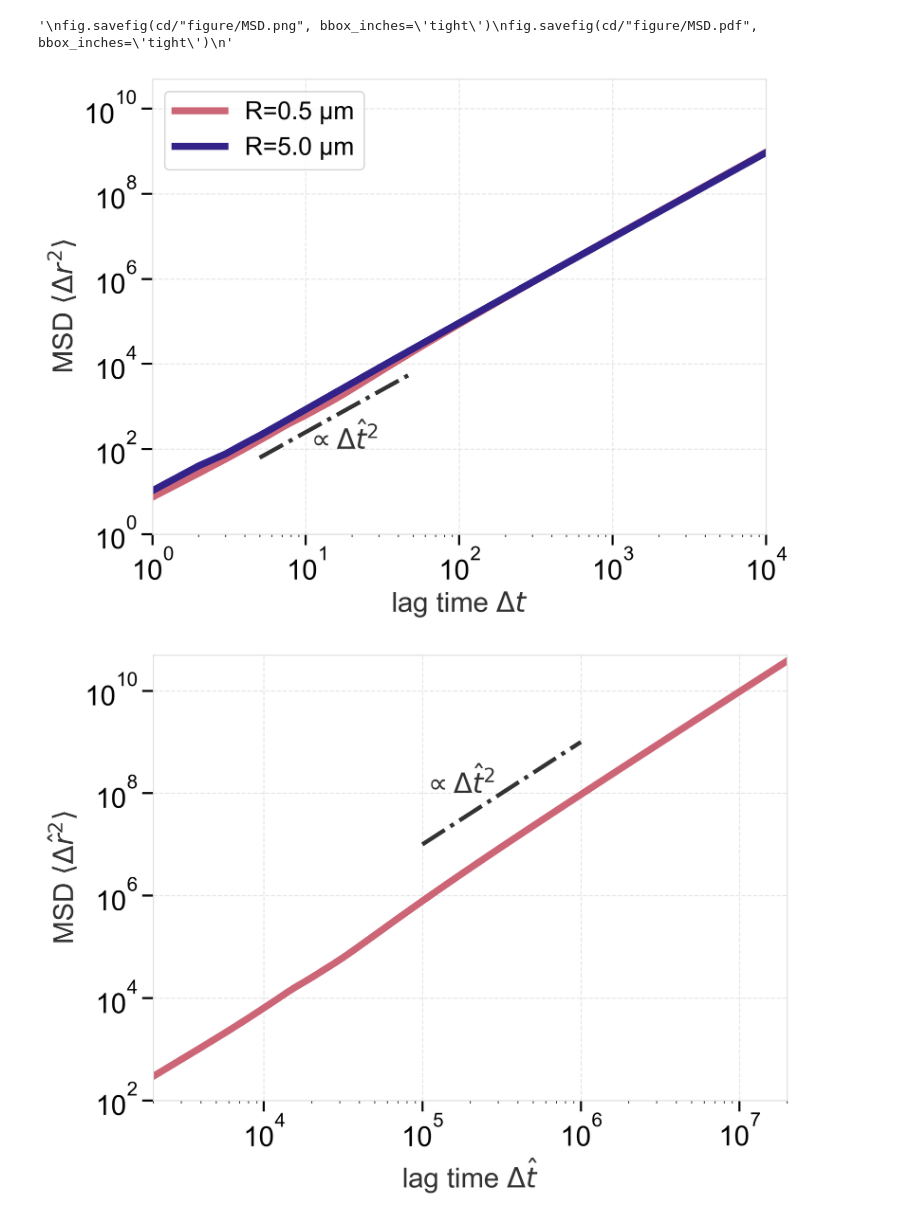
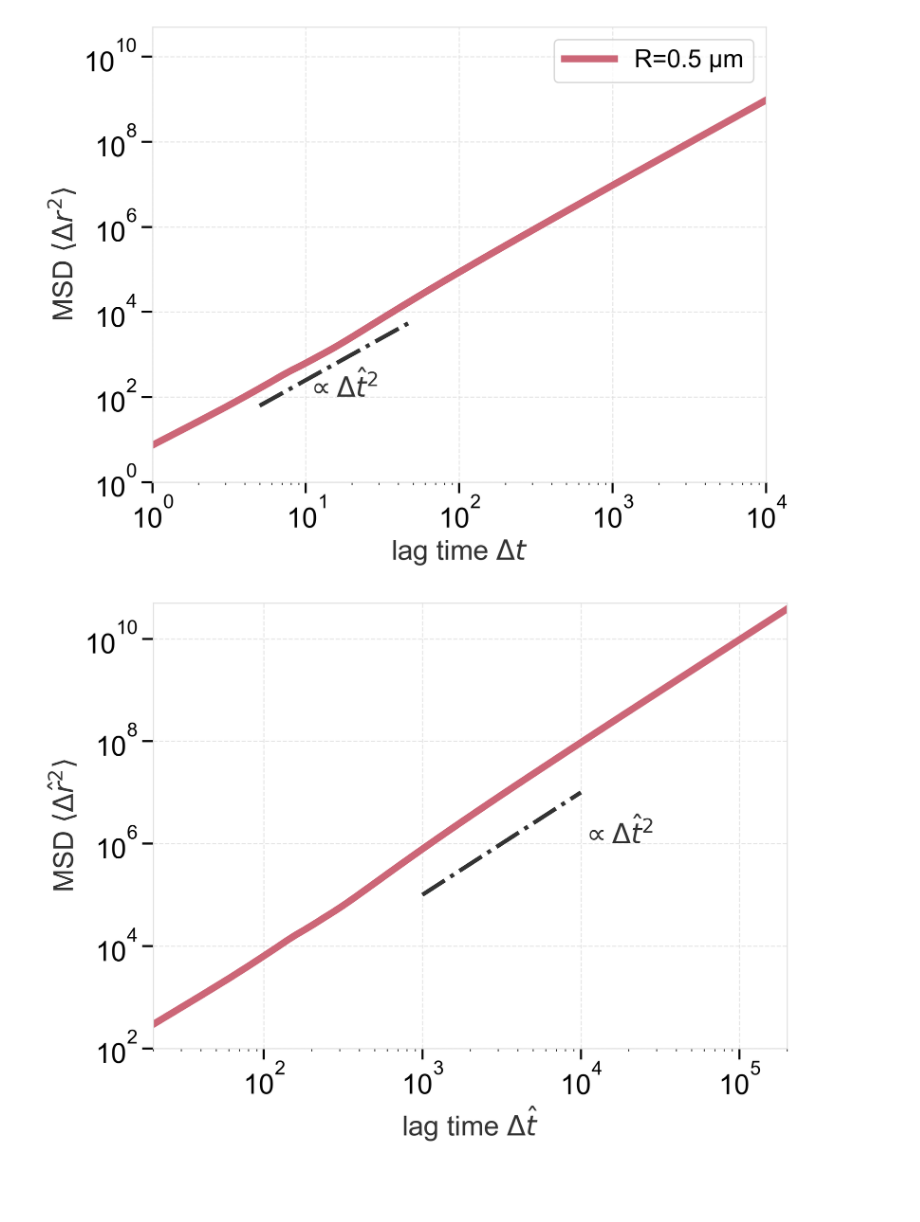
Before and after one commit to wppppupr/MTCargoSim, a Jupyter notebook: analysis/graph/MSD.ipynb, the cells around one changed output. Drawn from its saved outputs; the diff is of its cells as text; code cells hidden in the pictures; blank space fills up the shorter version.

```diff
--- a/analysis/graph/MSD.ipynb
+++ b/analysis/graph/MSD.ipynb
@@ -36,48 +36,46 @@ fig, ax = plt.subplots()
 for i in range(data.shape[0]):
     ax.plot(t, data[i, :], alpha=0.01, color="#333333")
 """
-for i in range(len(datas)):
+for i in range(1):
     ax.plot(t, np.mean(datas[i], axis=0)*dMT, label=f"R={rs[i]} \u03bcm", lw=5)
 
 t1 = np.arange(1e3, 1e4)*tau
 t2 = np.arange(1e2, 1e3)*tau
 
 y1 = 1.0e1 * t1 ** 1.0 * dMT
 y2 = 1.0e2 * t2 ** 2.0 * dMT
 
 #ax.plot(t1, y1, c = '#333333', linestyle = '--')
 ax.plot(t2, y2, c = '#333333', linestyle = '-.')
 
 #ax.text(2e3, 7e3, r'$\propto \Delta \hat{t}^{1}$', color='#333333')
 ax.text(1e1, 1e2, r'$\propto \Delta \hat{t}^{2}$', color='#333333')
 
 ax.legend()
 
 ax.set(
     xlim=(1e-0, 1e4),
     ylim=(1e-0, 5*1e10),
     xscale='log',
     yscale='log',
     xlabel='lag time $\Delta t$',
     ylabel='MSD $\\langle \\Delta r^2 \\rangle$'
     )
 
 
 cd=Path.cwd()
-"""
+
 fig.savefig(cd/"figure/MSD.png", bbox_inches='tight')
 fig.savefig(cd/"figure/MSD.pdf", bbox_inches='tight')
-"""
 # %% [output]
-'\nfig.savefig(cd/"figure/MSD.png", bbox_inches=\'tight\')\nfig.savefig(cd/"figure/MSD.pdf", bbox_inches=\'tight\')\n'
-[figure, old version]
+[figure, new version]
 # %%
 length = datas[0].shape[1]
 
 tau = 5*1e-2
 dMT = 25 * 1e-3
 
-t = np.arange(length) * 2000
+t = np.arange(length) * 20
 
 fig, ax = plt.subplots()
 
@@ -89,21 +87,21 @@ for i in range(1):
     ax.plot(t, np.mean(datas[i], axis=0), label=f"R={rs[i]} \u03bcm", lw=5)
 
 t1 = np.arange(1e3, 1e4)
-t2 = np.arange(1e5, 1e6)
+t2 = np.arange(1e3, 1e4)
 
 y1 = 1.0e1 * t1 ** 1.0
-y2 = 1.0e-3 * t2 ** 2.0
+y2 = 1.0e-1 * t2 ** 2.0
 
 #ax.plot(t1, y1, c = '#333333', linestyle = '--')
 ax.plot(t2, y2, c = '#333333', linestyle = '-.')
 
 #ax.text(2e3, 7e3, r'$\propto \Delta \hat{t}^{1}$', color='#333333')
-ax.text(1e5, 1e8, r'$\propto \Delta \hat{t}^{2}$', color='#333333')
+ax.text(1e4, 1e6, r'$\propto \Delta \hat{t}^{2}$', color='#333333')
 
 #ax.legend()
 
 ax.set(
-    xlim=(2e3, 2e7),
+    xlim=(20, 2e5),
     ylim=(1e2, 5*1e10),
     xscale='log',
     yscale='log',
@@ -117,4 +115,4 @@ cd=Path.cwd()
 fig.savefig(cd/"figure/MSD.png", bbox_inches='tight')
 fig.savefig(cd/"figure/MSD.pdf", bbox_inches='tight')
 # %% [output]
-[figure, old version]
+[figure, new version]
```
Also changed, not shown: parts of 1 cell of this notebook, 2 other files.
